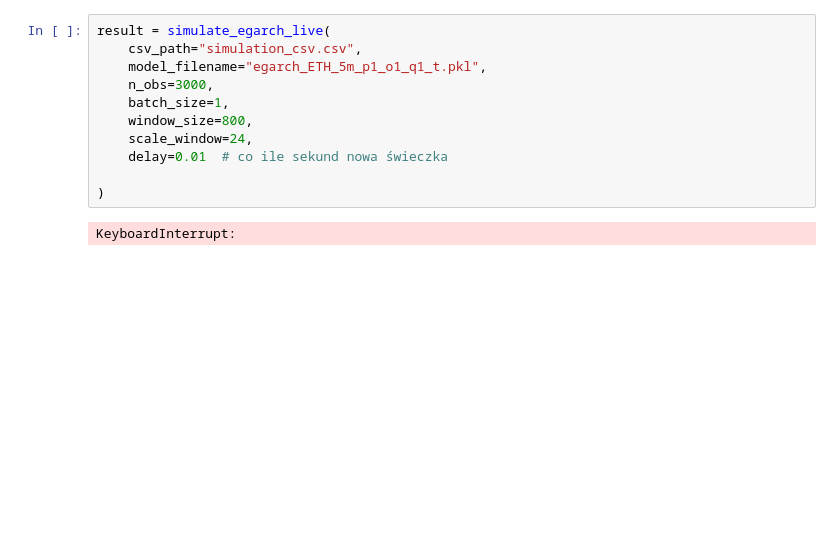
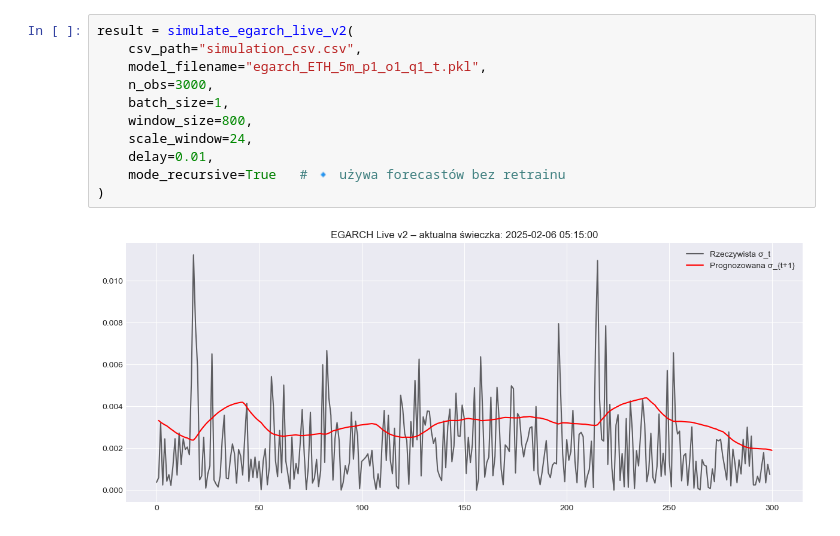
Before and after one commit to n00b0dyy/data-science, a Jupyter notebook: projects/ETH-volitality-fotecasting/simulation/simsim.ipynb, the cells around one changed output. Saved outputs shown, nothing was run; the diff lists cells and outputs as text; blank space fills up the shorter version.

Commit message:
EGARCH recursive trening

```diff
--- a/projects/ETH-volitality-fotecasting/simulation/simsim.ipynb
+++ b/projects/ETH-volitality-fotecasting/simulation/simsim.ipynb
@@ -177,13 +382,13 @@ def simulate_egarch_live(
 # %%
-result = simulate_egarch_live(
+result = simulate_egarch_live_v2(
     csv_path="simulation_csv.csv",
     model_filename="egarch_ETH_5m_p1_o1_q1_t.pkl",
     n_obs=3000,
     batch_size=1,
     window_size=800,
     scale_window=24,
-    delay=0.01  # co ile sekund nowa świeczka
-
+    delay=0.01,
+    mode_recursive=True   # 🔹 używa forecastów bez retrainu
 )
 # %% [output]
-KeyboardInterrupt:
+[figure, added]
```
Also changed, not shown: parts of 3 cells of this notebook, 1 other file.
